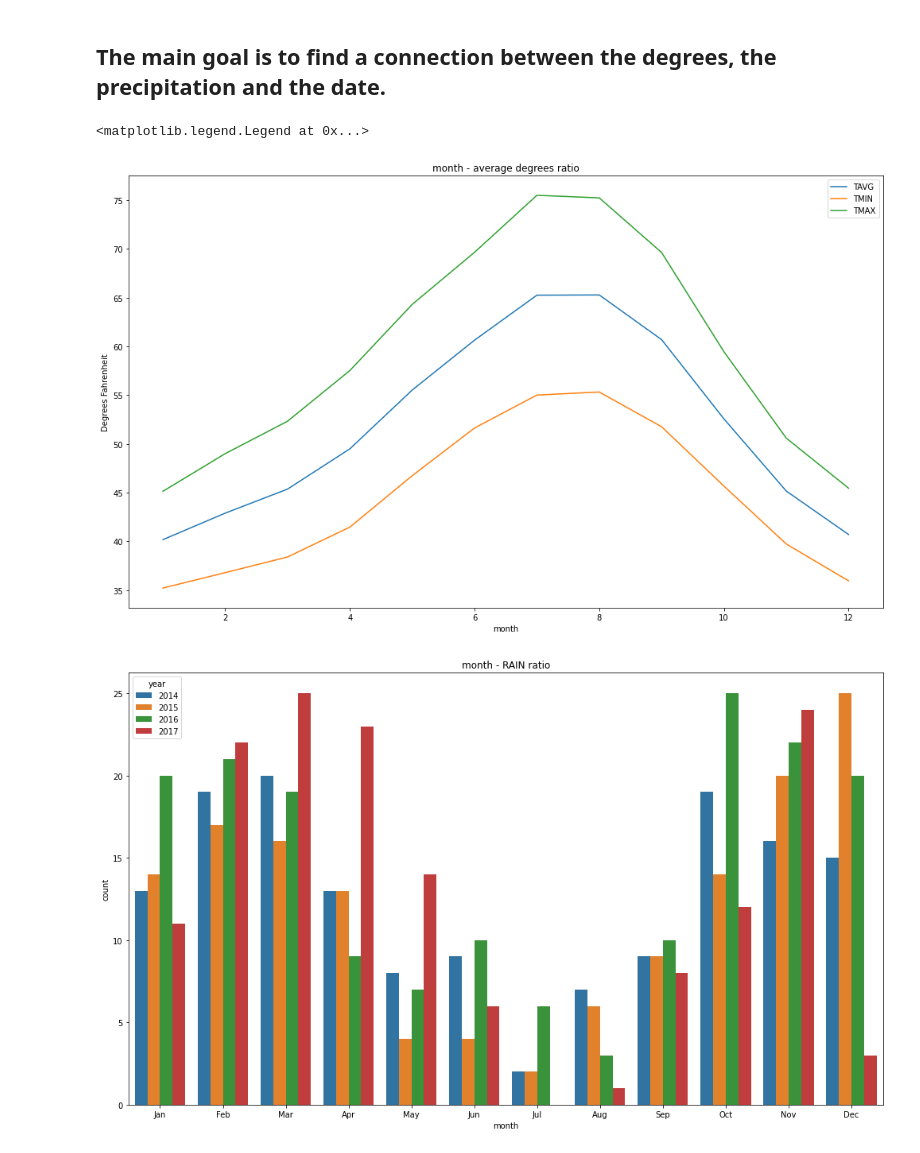
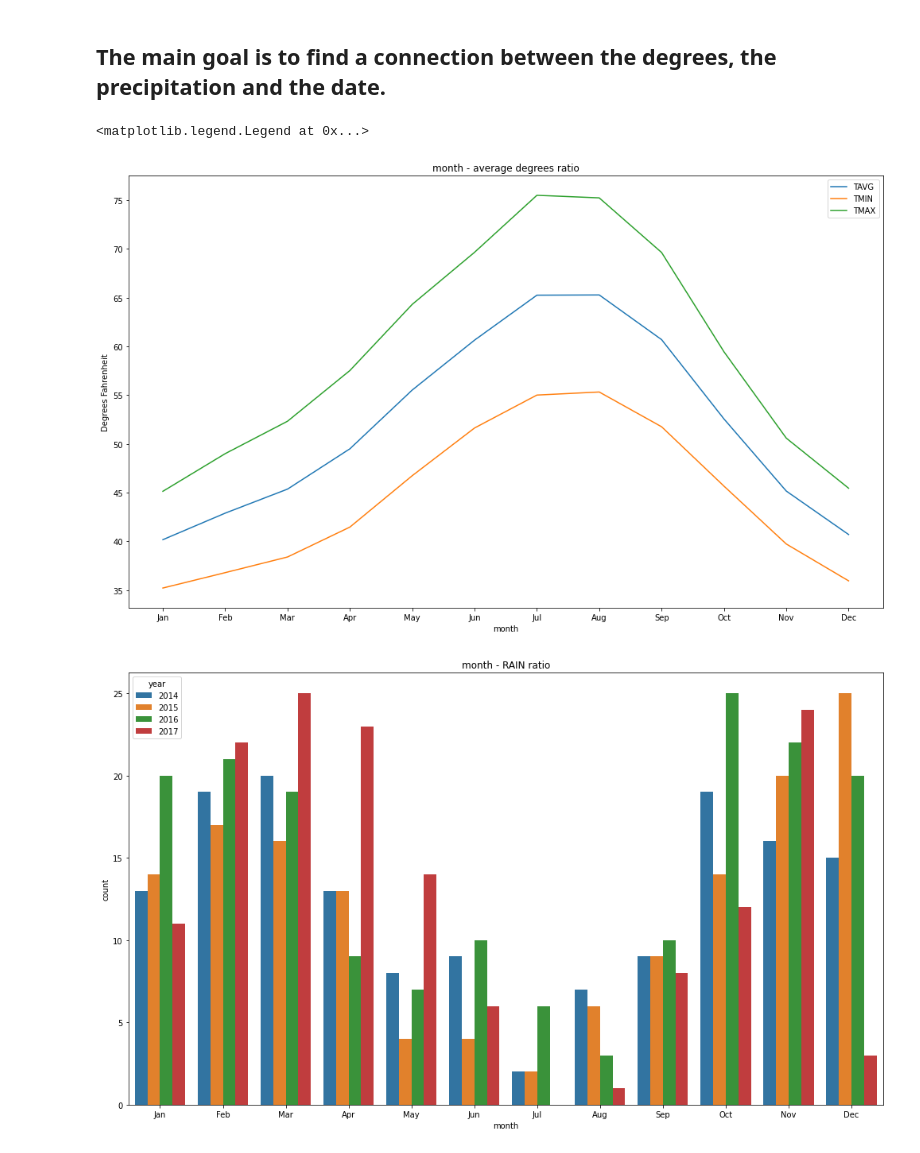
Before and after one commit to ortrsa/Data_Science_Final_Project, a Jupyter notebook: notebook3-regression.ipynb, the cells around one changed output. Saved outputs shown, nothing was run; the diff lists cells and outputs as text; code cells hidden in the pictures.

```diff
--- a/notebook3-regression.ipynb
+++ b/notebook3-regression.ipynb
@@ -161,15 +161,17 @@ scal_x_test = pd.DataFrame(StandardScaler().fit(x_train).transform(x_test),colum
 # %%
 plot_rain = rain.groupby(['month']).mean()
 plt.figure(figsize=(17,10))
 plt.title('month - average degrees ratio')
 plt.ylabel('Degrees Fahrenheit')
 plot_rain['TAVG'].plot()
 plot_rain['TMIN'].plot()
 plot_rain['TMAX'].plot()
+plt.xticks(ticks=np.arange(1,13), labels=[ 'Jan', 'Feb', 'Mar', 'Apr', 'May', 'Jun', 'Jul', 'Aug', 'Sep', 'Oct', 'Nov','Dec'])
+
 plt.legend()
 # %% [output]
 <matplotlib.legend.Legend at 0x...>
-[figure, old version]
+[figure, new version]
 # %%
 plt.figure(figsize=(17,10))
 plt.title('month - RAIN ratio')
```
Also changed, not shown: 2 other files.
